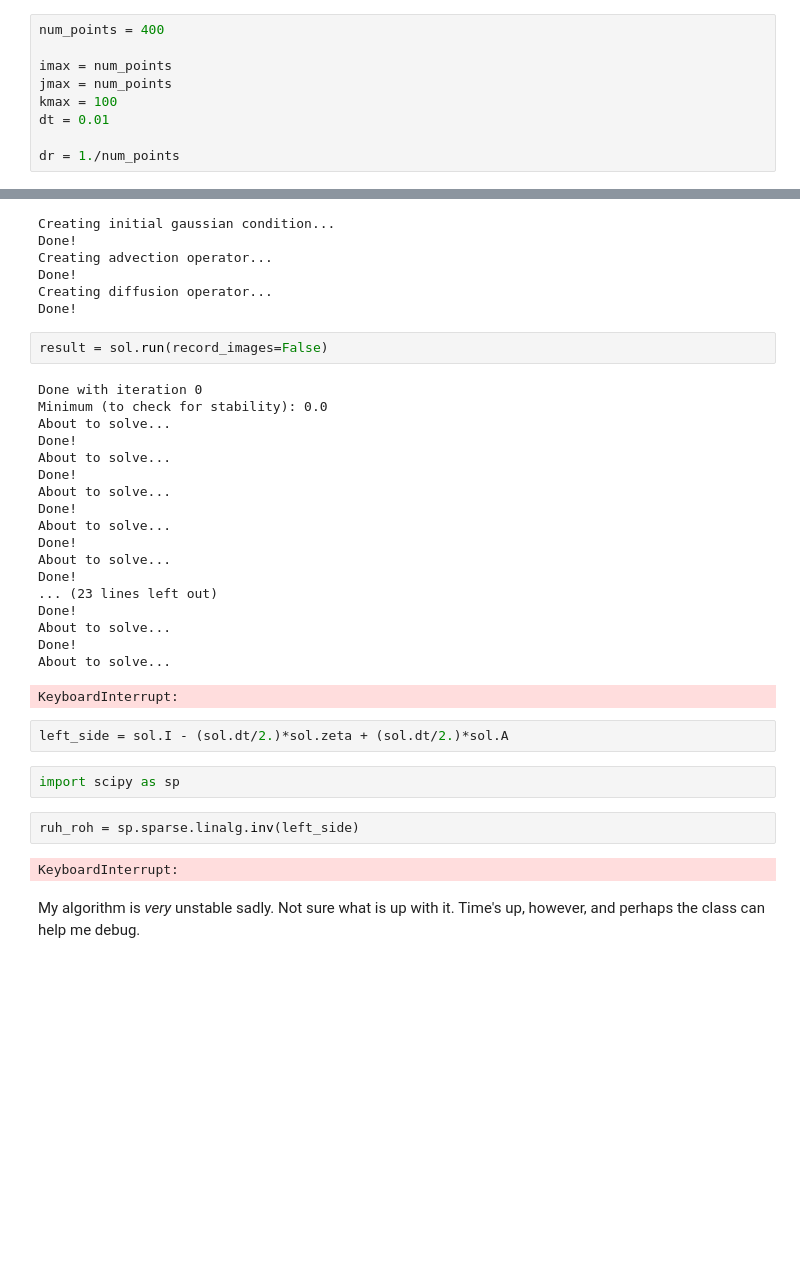
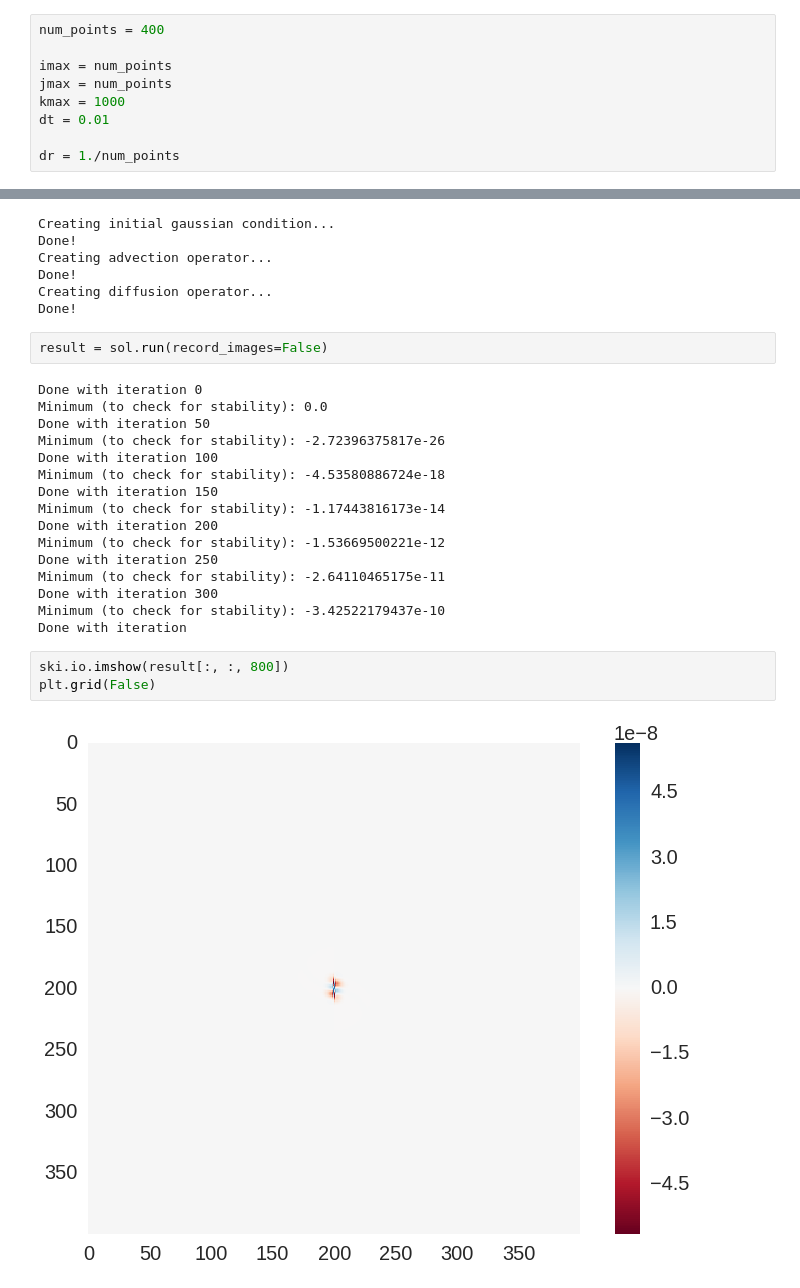
Before and after one commit to btweinstein/AC274, a Jupyter notebook: docs/2d_adr_package.ipynb, the cells around one changed output, grey strips where cells are left out. Drawn from its saved outputs; the diff is of its cells as text; blank space fills up the shorter version.

Commit message:
Tried many techniques; all fail. Soooo out of luck. The way I estimate the velocity times the gradient must be no good...

```diff
--- a/docs/2d_adr_package.ipynb
+++ b/docs/2d_adr_package.ipynb
@@ -27,7 +27,7 @@ num_points = 400
 
 imax = num_points
 jmax = num_points
-kmax = 100
+kmax = 1000
 dt = 0.01
 
 dr = 1./num_points
@@ -105,29 +105,21 @@ result = sol.run(record_images=False)
 # %% [output]
 Done with iteration 0
 Minimum (to check for stability): 0.0
-About to solve...
-Done!
-About to solve...
-Done!
-About to solve...
-Done!
-About to solve...
-Done!
-About to solve...
-Done!
-... (23 lines left out)
-Done!
-About to solve...
-Done!
-About to solve...
+Done with iteration 50
+Minimum (to check for stability): -2.72396375817e-26
+Done with iteration 100
+Minimum (to check for stability): -4.53580886724e-18
+Done with iteration 150
+Minimum (to check for stability): -1.17443816173e-14
+Done with iteration 200
+Minimum (to check for stability): -1.53669500221e-12
+Done with iteration 250
+Minimum (to check for stability): -2.64110465175e-11
+Done with iteration 300
+Minimum (to check for stability): -3.42522179437e-10
+Done with iteration
-KeyboardInterrupt:
-# %%
-left_side = sol.I - (sol.dt/2.)*sol.zeta + (sol.dt/2.)*sol.A
-# %%
-import scipy as sp
-# %%
-ruh_roh = sp.sparse.linalg.inv(left_side)
-# %% [output]
-KeyboardInterrupt:
-# %% [markdown]
-My algorithm is *very* unstable sadly. Not sure what is up with it. Time's up, however, and perhaps the class can help me debug.
+# %%
+ski.io.imshow(result[:, :, 800])
+plt.grid(False)
+# %% [output]
+[figure, added]
```
Also changed, not shown: parts of 2 cells of this notebook, 1 other file.
